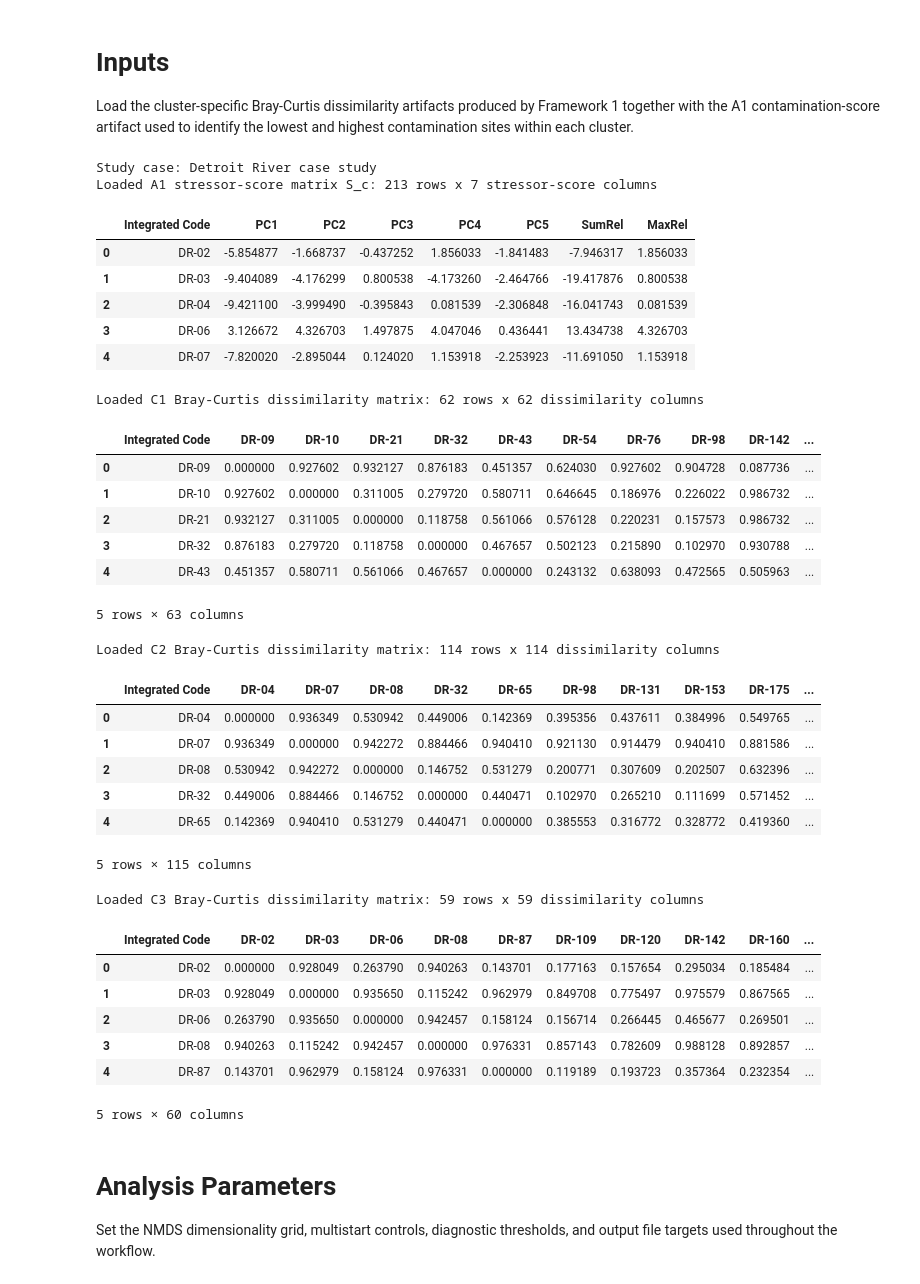
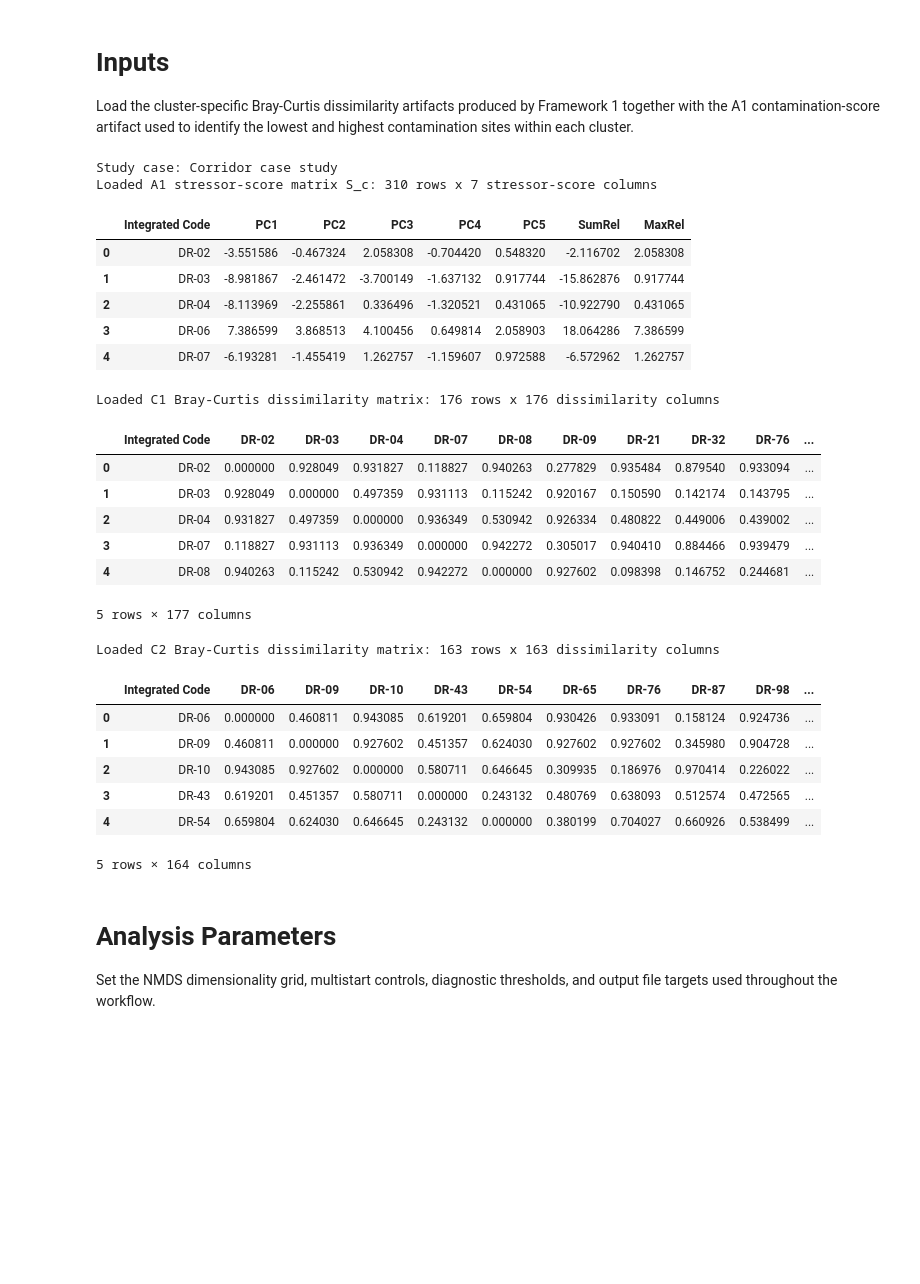
Before and after one commit to Gufeng-2002/thesisproject-codebase, a Jupyter notebook: codespace/notebooks/ch4_framework2.ipynb, the cells around one changed output. Cells and saved outputs as stored; diff of their text form; code cells hidden in the pictures; blank space fills up the shorter version.

```diff
--- a/codespace/notebooks/ch4_framework2.ipynb
+++ b/codespace/notebooks/ch4_framework2.ipynb
@@ -7,7 +7,7 @@ from pathlib import Path
 import os
 import pandas as pd
 
-STUDY_CASE = "DR"  # Default study case; can be overridden by setting the CH4_FW2_STUDY_CASE environment variable to "DR" or "corridor".
+STUDY_CASE = "corridor"  # Default study case; can be overridden by setting the CH4_FW2_STUDY_CASE environment variable to "DR" or "corridor".
 STUDY_CASE = os.environ.get("CH4_FW2_STUDY_CASE", STUDY_CASE)
 SITE_ID_COLUMN = "Integrated Code"
 
@@ -31,64 +31,56 @@ if STUDY_CASE == "DR":
         "C1": ARTIFACT_DIR / "A11_C1_bray_curtis_dissimilarity_matrix.xlsx",
         "C2": ARTIFACT_DIR / "A12_C2_bray_curtis_dissimilarity_matrix.xlsx",
         "C3": ARTIFACT_DIR / "A13_C3_bray_curtis_dissimilarity_matrix.xlsx",
     }
 else:
     CLUSTER_INPUT_ARTIFACTS = {
         "C1": ARTIFACT_DIR / "A9_C1_bray_curtis_dissimilarity_matrix.xlsx",
         "C2": ARTIFACT_DIR / "A10_C2_bray_curtis_dissimilarity_matrix.xlsx",
     }
 
 C1_bc_dis = pd.read_excel(CLUSTER_INPUT_ARTIFACTS["C1"])
 C2_bc_dis = pd.read_excel(CLUSTER_INPUT_ARTIFACTS["C2"])
 if STUDY_CASE == "DR":
     C3_bc_dis = pd.read_excel(CLUSTER_INPUT_ARTIFACTS["C3"])
 
 # Load the A1 stressor-score matrix S_c.
 A1 = pd.read_excel(ARTIFACT_DIR / "A1_stressors_and_scores.xlsx").reset_index(drop=True)
 
 print(f"Study case: {STUDY_CASE_LABEL}")
 print(f"Loaded A1 stressor-score matrix S_c: {A1.shape[0]} rows x {A1.shape[1] - 1} stressor-score columns")
 display(A1.head())
 print(f"Loaded C1 Bray-Curtis dissimilarity matrix: {C1_bc_dis.shape[0]} rows x {C1_bc_dis.shape[1] - 1} dissimilarity columns")
 display(C1_bc_dis.head())
 print(f"Loaded C2 Bray-Curtis dissimilarity matrix: {C2_bc_dis.shape[0]} rows x {C2_bc_dis.shape[1] - 1} dissimilarity columns")
 display(C2_bc_dis.head())
 if STUDY_CASE == "DR":
     print(f"Loaded C3 Bray-Curtis dissimilarity matrix: {C3_bc_dis.shape[0]} rows x {C3_bc_dis.shape[1] - 1} dissimilarity columns")
     display(C3_bc_dis.head())
 # %% [output]
-Study case: Detroit River case study
-Loaded A1 stressor-score matrix S_c: 213 rows x 7 stressor-score columns
+Study case: Corridor case study
+Loaded A1 stressor-score matrix S_c: 310 rows x 7 stressor-score columns
 |  | Integrated Code | PC1 | PC2 | PC3 | PC4 | PC5 | SumRel | MaxRel |
-| 0 | DR-02 | -5.854877 | -1.668737 | -0.437252 | 1.856033 | -1.841483 | -7.946317 | 1.856033 |
-| 1 | DR-03 | -9.404089 | -4.176299 | 0.800538 | -4.173260 | -2.464766 | -19.417876 | 0.800538 |
-| 2 | DR-04 | -9.421100 | -3.999490 | -0.395843 | 0.081539 | -2.306848 | -16.041743 | 0.081539 |
-| 3 | DR-06 | 3.126672 | 4.326703 | 1.497875 | 4.047046 | 0.436441 | 13.434738 | 4.326703 |
-| 4 | DR-07 | -7.820020 | -2.895044 | 0.124020 | 1.153918 | -2.253923 | -11.691050 | 1.153918 |
+| 0 | DR-02 | -3.551586 | -0.467324 | 2.058308 | -0.704420 | 0.548320 | -2.116702 | 2.058308 |
+| 1 | DR-03 | -8.981867 | -2.461472 | -3.700149 | -1.637132 | 0.917744 | -15.862876 | 0.917744 |
+| 2 | DR-04 | -8.113969 | -2.255861 | 0.336496 | -1.320521 | 0.431065 | -10.922790 | 0.431065 |
+| 3 | DR-06 | 7.386599 | 3.868513 | 4.100456 | 0.649814 | 2.058903 | 18.064286 | 7.386599 |
+| 4 | DR-07 | -6.193281 | -1.455419 | 1.262757 | -1.159607 | 0.972588 | -6.572962 | 1.262757 |
-Loaded C1 Bray-Curtis dissimilarity matrix: 62 rows x 62 dissimilarity columns
+Loaded C1 Bray-Curtis dissimilarity matrix: 176 rows x 176 dissimilarity columns
-|  | Integrated Code | DR-09 | DR-10 | DR-21 | DR-32 | DR-43 | DR-54 | DR-76 | DR-98 | DR-142 | ... |
-| 0 | DR-09 | 0.000000 | 0.927602 | 0.932127 | 0.876183 | 0.451357 | 0.624030 | 0.927602 | 0.904728 | 0.087736 | ... |
-| 1 | DR-10 | 0.927602 | 0.000000 | 0.311005 | 0.279720 | 0.580711 | 0.646645 | 0.186976 | 0.226022 | 0.986732 | ... |
-| 2 | DR-21 | 0.932127 | 0.311005 | 0.000000 | 0.118758 | 0.561066 | 0.576128 | 0.220231 | 0.157573 | 0.986732 | ... |
-| 3 | DR-32 | 0.876183 | 0.279720 | 0.118758 | 0.000000 | 0.467657 | 0.502123 | 0.215890 | 0.102970 | 0.930788 | ... |
-| 4 | DR-43 | 0.451357 | 0.580711 | 0.561066 | 0.467657 | 0.000000 | 0.243132 | 0.638093 | 0.472565 | 0.505963 | ... |
+|  | Integrated Code | DR-02 | DR-03 | DR-04 | DR-07 | DR-08 | DR-09 | DR-21 | DR-32 | DR-76 | ... |
+| 0 | DR-02 | 0.000000 | 0.928049 | 0.931827 | 0.118827 | 0.940263 | 0.277829 | 0.935484 | 0.879540 | 0.933094 | ... |
+| 1 | DR-03 | 0.928049 | 0.000000 | 0.497359 | 0.931113 | 0.115242 | 0.920167 | 0.150590 | 0.142174 | 0.143795 | ... |
+| 2 | DR-04 | 0.931827 | 0.497359 | 0.000000 | 0.936349 | 0.530942 | 0.926334 | 0.480822 | 0.449006 | 0.439002 | ... |
+| 3 | DR-07 | 0.118827 | 0.931113 | 0.936349 | 0.000000 | 0.942272 | 0.305017 | 0.940410 | 0.884466 | 0.939479 | ... |
+| 4 | DR-08 | 0.940263 | 0.115242 | 0.530942 | 0.942272 | 0.000000 | 0.927602 | 0.098398 | 0.146752 | 0.244681 | ... |
-5 rows × 63 columns
+5 rows × 177 columns
-Loaded C2 Bray-Curtis dissimilarity matrix: 114 rows x 114 dissimilarity columns
+Loaded C2 Bray-Curtis dissimilarity matrix: 163 rows x 163 dissimilarity columns
-|  | Integrated Code | DR-04 | DR-07 | DR-08 | DR-32 | DR-65 | DR-98 | DR-131 | DR-153 | DR-175 | ... |
-| 0 | DR-04 | 0.000000 | 0.936349 | 0.530942 | 0.449006 | 0.142369 | 0.395356 | 0.437611 | 0.384996 | 0.549765 | ... |
-| 1 | DR-07 | 0.936349 | 0.000000 | 0.942272 | 0.884466 | 0.940410 | 0.921130 | 0.914479 | 0.940410 | 0.881586 | ... |
-| 2 | DR-08 | 0.530942 | 0.942272 | 0.000000 | 0.146752 | 0.531279 | 0.200771 | 0.307609 | 0.202507 | 0.632396 | ... |
-| 3 | DR-32 | 0.449006 | 0.884466 | 0.146752 | 0.000000 | 0.440471 | 0.102970 | 0.265210 | 0.111699 | 0.571452 | ... |
-| 4 | DR-65 | 0.142369 | 0.940410 | 0.531279 | 0.440471 | 0.000000 | 0.385553 | 0.316772 | 0.328772 | 0.419360 | ... |
+|  | Integrated Code | DR-06 | DR-09 | DR-10 | DR-43 | DR-54 | DR-65 | DR-76 | DR-87 | DR-98 | ... |
+| 0 | DR-06 | 0.000000 | 0.460811 | 0.943085 | 0.619201 | 0.659804 | 0.930426 | 0.933091 | 0.158124 | 0.924736 | ... |
+| 1 | DR-09 | 0.460811 | 0.000000 | 0.927602 | 0.451357 | 0.624030 | 0.927602 | 0.927602 | 0.345980 | 0.904728 | ... |
+| 2 | DR-10 | 0.943085 | 0.927602 | 0.000000 | 0.580711 | 0.646645 | 0.309935 | 0.186976 | 0.970414 | 0.226022 | ... |
+| 3 | DR-43 | 0.619201 | 0.451357 | 0.580711 | 0.000000 | 0.243132 | 0.480769 | 0.638093 | 0.512574 | 0.472565 | ... |
+| 4 | DR-54 | 0.659804 | 0.624030 | 0.646645 | 0.243132 | 0.000000 | 0.380199 | 0.704027 | 0.660926 | 0.538499 | ... |
-5 rows × 115 columns
+5 rows × 164 columns
-Loaded C3 Bray-Curtis dissimilarity matrix: 59 rows x 59 dissimilarity columns
-|  | Integrated Code | DR-02 | DR-03 | DR-06 | DR-08 | DR-87 | DR-109 | DR-120 | DR-142 | DR-160 | ... |
-| 0 | DR-02 | 0.000000 | 0.928049 | 0.263790 | 0.940263 | 0.143701 | 0.177163 | 0.157654 | 0.295034 | 0.185484 | ... |
-| 1 | DR-03 | 0.928049 | 0.000000 | 0.935650 | 0.115242 | 0.962979 | 0.849708 | 0.775497 | 0.975579 | 0.867565 | ... |
-| 2 | DR-06 | 0.263790 | 0.935650 | 0.000000 | 0.942457 | 0.158124 | 0.156714 | 0.266445 | 0.465677 | 0.269501 | ... |
-| 3 | DR-08 | 0.940263 | 0.115242 | 0.942457 | 0.000000 | 0.976331 | 0.857143 | 0.782609 | 0.988128 | 0.892857 | ... |
-| 4 | DR-87 | 0.143701 | 0.962979 | 0.158124 | 0.976331 | 0.000000 | 0.119189 | 0.193723 | 0.357364 | 0.232354 | ... |
-5 rows × 60 columns
 # %% [markdown]
 # Analysis Parameters
 
```
Also changed, not shown: parts of 8 cells of this notebook, 59 other files.
